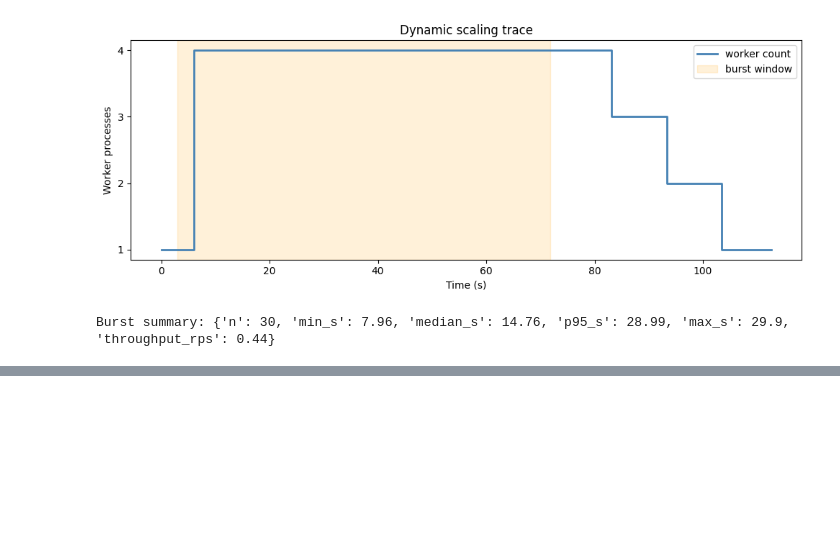
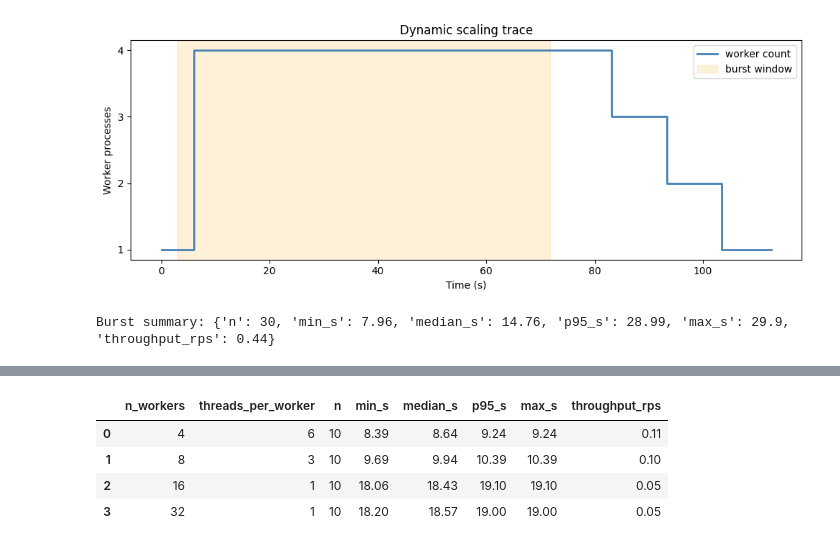
Before and after one commit to gperdrizet/stegosaurus, a Jupyter notebook: notebooks/03-scaling_experiment.ipynb, the cells around one changed output, grey strips where cells are left out. Saved outputs shown, nothing was run; the diff lists cells and outputs as text; code cells hidden in the pictures; blank space fills up the shorter version.

```diff
--- a/notebooks/03-scaling_experiment.ipynb
+++ b/notebooks/03-scaling_experiment.ipynb
@@ -340,31 +353,40 @@ effect of `torch.set_num_threads(cpu_count // N)` on per-request latency.
 # %%
 # Set this to match the MAX_WORKERS=MIN_WORKERS value the app was started with.
-N_WORKERS_THIS_RUN = 1
+N_WORKERS_THIS_RUN = 32
 
 # Accumulate across re-runs (one run per worker count).
 try:
     thread_sweep_rows
+
 except NameError:
     thread_sweep_rows = []
 
 # concurrency=1: single sequential requests so each measures one worker in isolation.
 times, wall = burst(APP_URL, PROMPT, MESSAGE, THREAD_SWEEP_REQUESTS, n_workers=1)
 stats = summarize(times, wall)
 
 # Annotate with the expected thread count for this run.
 expected_threads = max(1, cpu_count // N_WORKERS_THIS_RUN)
+
 thread_sweep_rows.append({
     'n_workers': N_WORKERS_THIS_RUN,
     'threads_per_worker': expected_threads,
     **stats,
 })
 
 df_thread_sweep = (
     pd.DataFrame(thread_sweep_rows)
     .sort_values('n_workers')
     .reset_index(drop=True)
 )
+
 df_thread_sweep
+# %% [output]
+|  | n_workers | threads_per_worker | n | min_s | median_s | p95_s | max_s | throughput_rps |
+| 0 | 4 | 6 | 10 | 8.39 | 8.64 | 9.24 | 9.24 | 0.11 |
+| 1 | 8 | 3 | 10 | 9.69 | 9.94 | 10.39 | 10.39 | 0.10 |
+| 2 | 16 | 1 | 10 | 18.06 | 18.43 | 19.10 | 19.10 | 0.05 |
+| 3 | 32 | 1 | 10 | 18.20 | 18.57 | 19.00 | 19.00 | 0.05 |
 # %%
 if len(df_thread_sweep) < 2:
     print('Run the cell above for at least 2 worker counts before plotting.')
```
Also changed, not shown: parts of 16 cells of this notebook, 1 other file.
